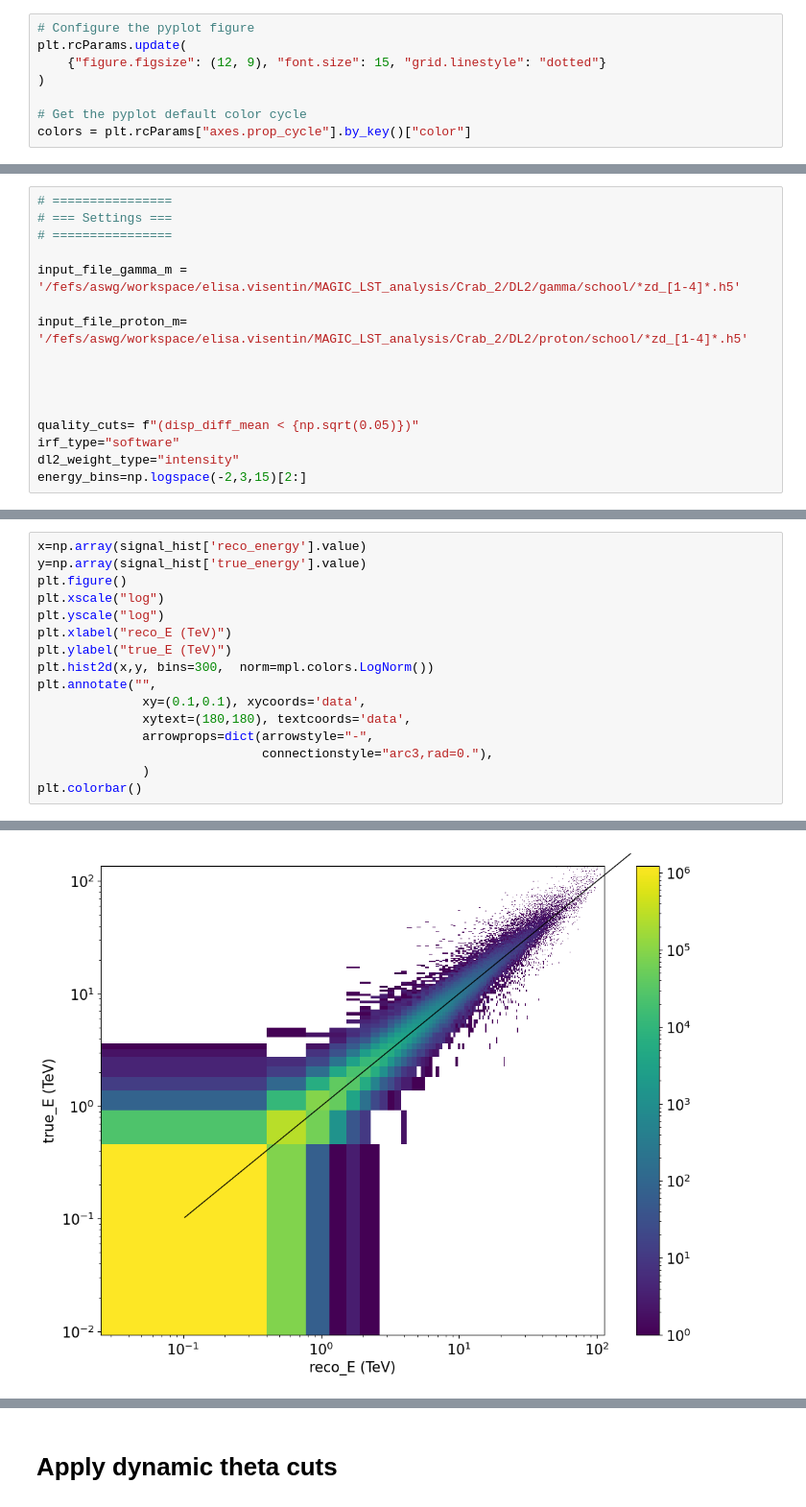
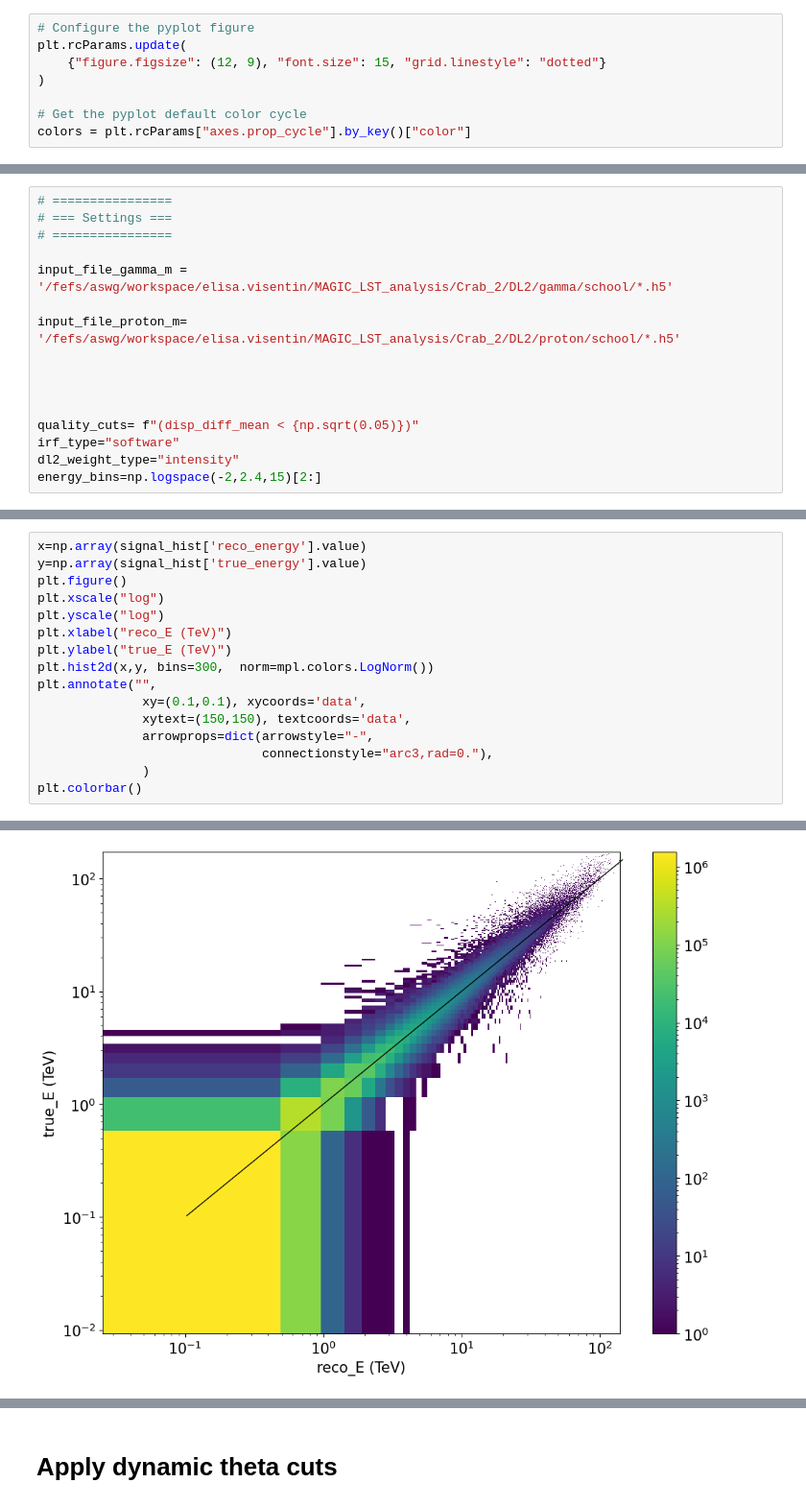
Before and after one commit to dipierr/magic-lst1-sw-school, a Jupyter notebook: check_irfs_from_dl2.ipynb, the cells around one changed output, grey strips where cells are left out. Shown at 96% size. Saved outputs shown, nothing was run; the diff lists cells and outputs as text.

```diff
--- a/check_irfs_from_dl2.ipynb
+++ b/check_irfs_from_dl2.ipynb
@@ -27,9 +36,9 @@ colors = plt.rcParams["axes.prop_cycle"].by_key()["color"]
 # === Settings ===
 # ================
 
-input_file_gamma_m = '/fefs/aswg/workspace/elisa.visentin/MAGIC_LST_analysis/Crab_2/DL2/gamma/school/*zd_[1-4]*.h5'
+input_file_gamma_m = '/fefs/aswg/workspace/elisa.visentin/MAGIC_LST_analysis/Crab_2/DL2/gamma/school/*.h5'
 
-input_file_proton_m= '/fefs/aswg/workspace/elisa.visentin/MAGIC_LST_analysis/Crab_2/DL2/proton/school/*zd_[1-4]*.h5'
+input_file_proton_m= '/fefs/aswg/workspace/elisa.visentin/MAGIC_LST_analysis/Crab_2/DL2/proton/school/*.h5'
 
 
 
@@ -37,4 +46,4 @@ input_file_proton_m= '/fefs/aswg/workspace/elisa.visentin/MAGIC_LST_analysis/Cra
 quality_cuts= f"(disp_diff_mean < {np.sqrt(0.05)})"
 irf_type="software"
 dl2_weight_type="intensity"
-energy_bins=np.logspace(-2,3,15)[2:]
+energy_bins=np.logspace(-2,2.4,15)[2:]
@@ -129,21 +148,21 @@ Migration matrix
 # %%
 x=np.array(signal_hist['reco_energy'].value)
 y=np.array(signal_hist['true_energy'].value)
 plt.figure()
 plt.xscale("log")
 plt.yscale("log")
 plt.xlabel("reco_E (TeV)")
 plt.ylabel("true_E (TeV)")
 plt.hist2d(x,y, bins=300,  norm=mpl.colors.LogNorm())
 plt.annotate("",
               xy=(0.1,0.1), xycoords='data',
-              xytext=(180,180), textcoords='data',
+              xytext=(150,150), textcoords='data',
               arrowprops=dict(arrowstyle="-",
                               connectionstyle="arc3,rad=0."),
               )
 plt.colorbar()
 # %% [output]
 <matplotlib.colorbar.Colorbar at 0x...>
-[figure, old version]
+[figure, new version]
 # %% [markdown]
 # Check the reconstructed energy
```
Also changed, not shown: parts of 56 cells of this notebook.
